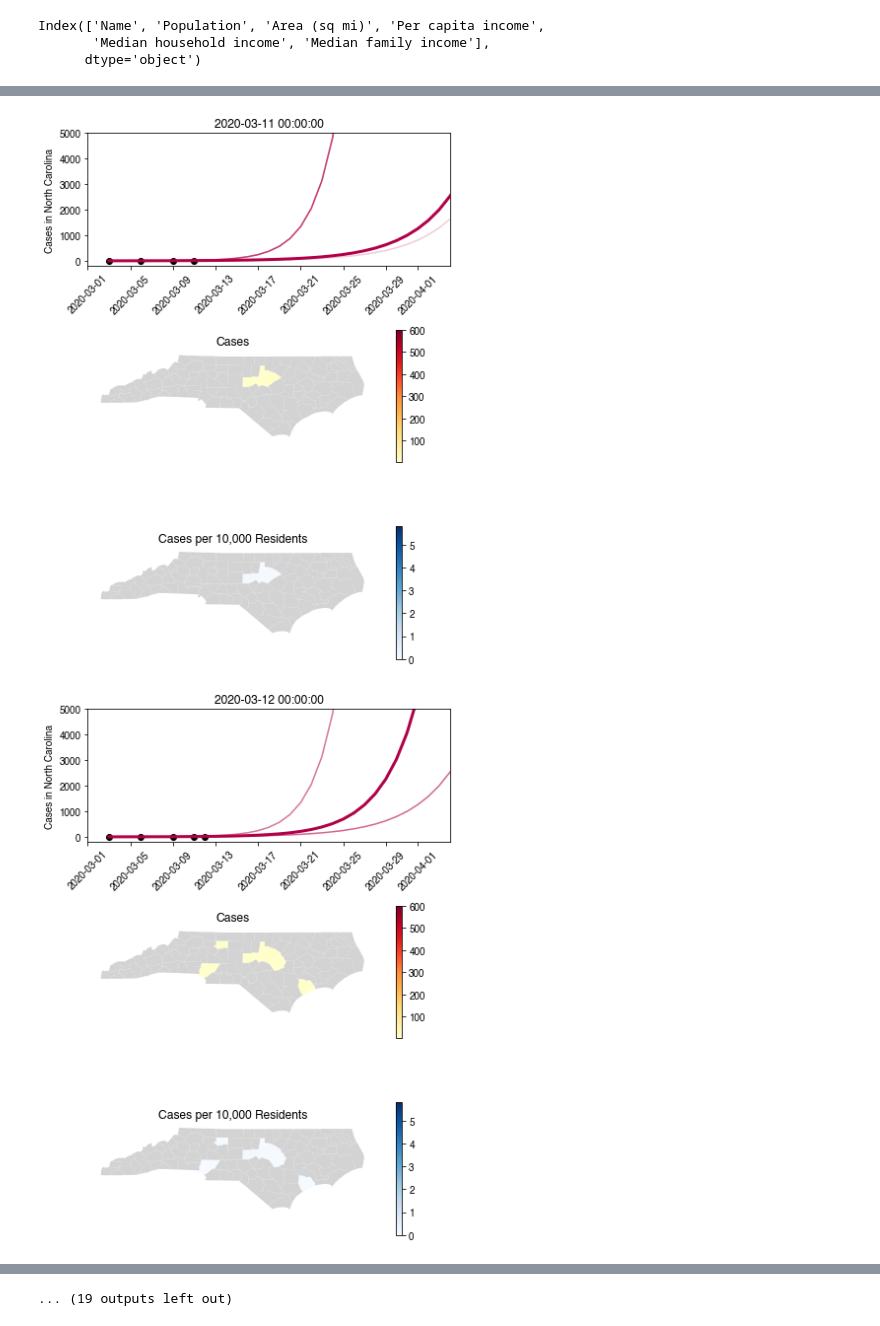
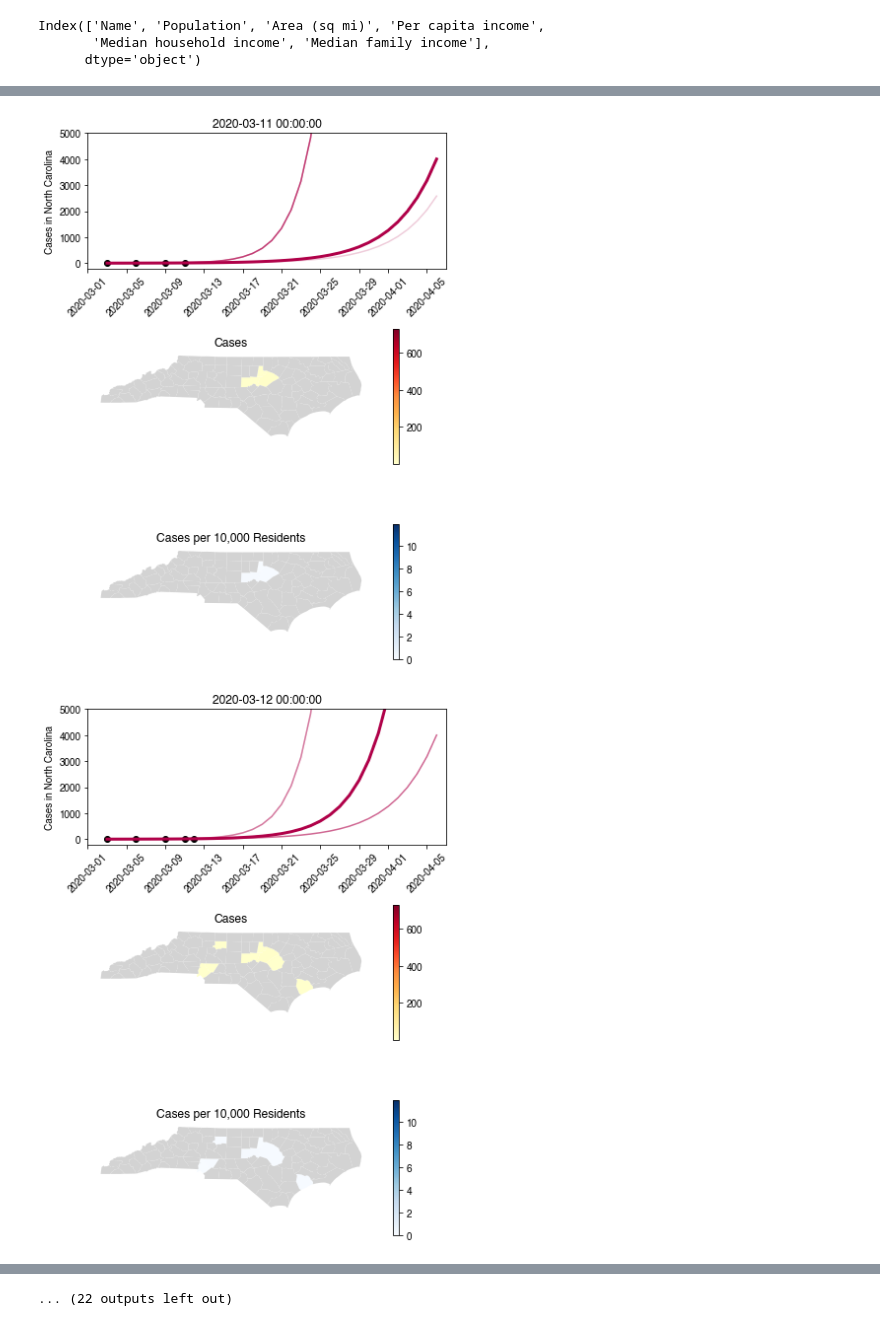
Before and after one commit to aeallen/UNC-CompMed-SARS-CoV-2, a Jupyter notebook: NC-Visualization/NC COVID-19 Visualization.ipynb, the cells around one changed output, grey strips where cells are left out. Cells and saved outputs as stored; diff of their text form; code cells hidden in the pictures.

```diff
--- a/NC-Visualization/NC COVID-19 Visualization.ipynb
+++ b/NC-Visualization/NC COVID-19 Visualization.ipynb
@@ -47,7 +47,7 @@ Index(['Name', 'Population', 'Area (sq mi)', 'Per capita income',
        'Median household income', 'Median family income'],
       dtype='object')
 # %%
-ndays = 31
+ndays = 34
 
 n = 0
 
@@ -156,2 +156,2 @@ for i in range(ndays):
-[figure, old version]
+[figure, new version]
-[figure, old version]
+[figure, new version]
@@ -161,4 +161,4 @@ for i in range(ndays):
-... (19 outputs left out)
+... (22 outputs left out)
 # %%
 # sort the .png files based on index used above
 images,image_file_names = [],[]
```
Also changed, not shown: parts of 3 cells of this notebook, 4 other files.
